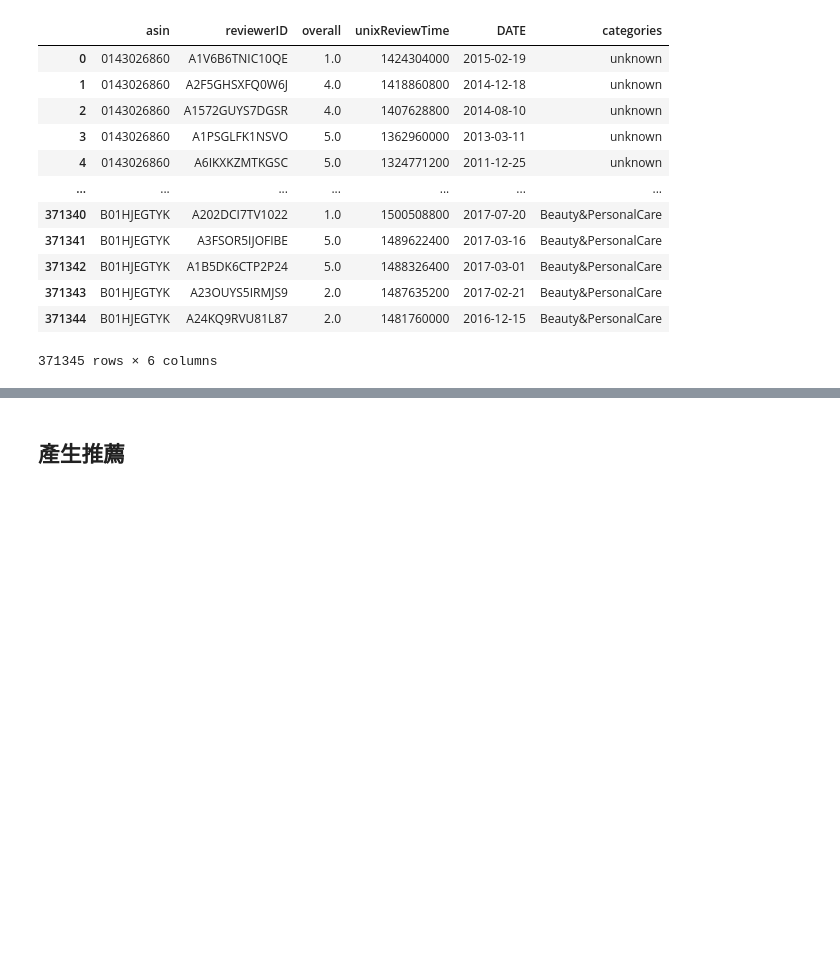
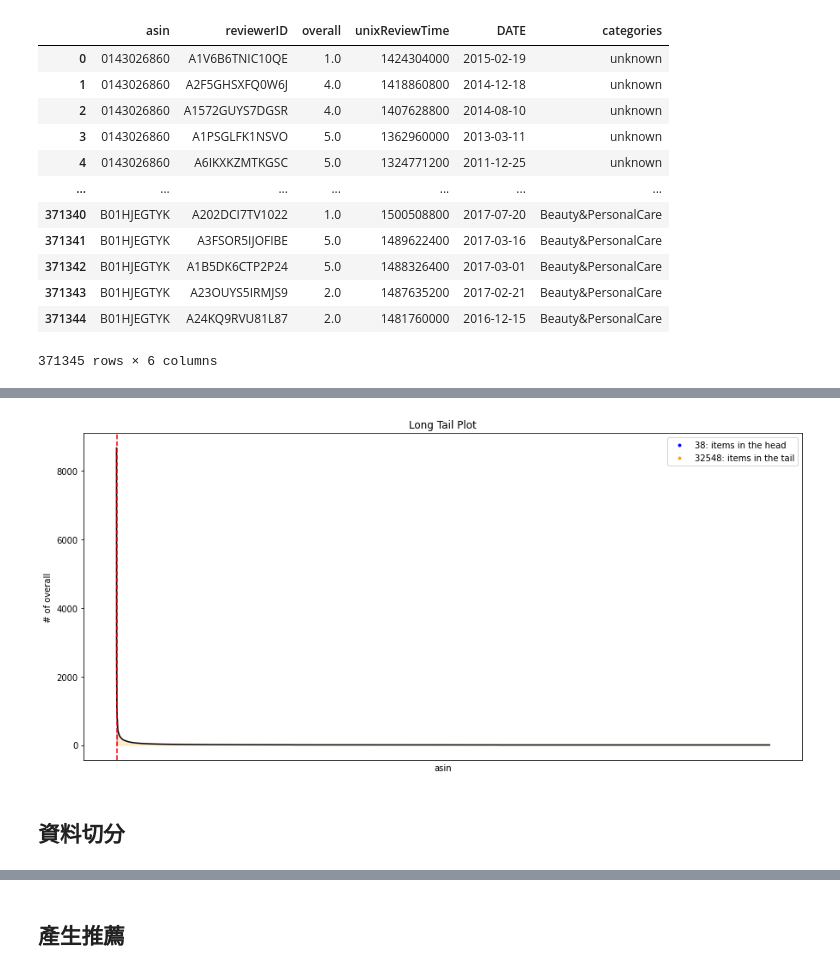
Before and after one commit to limitlin840318/data-course-sample, a Jupyter notebook: sample_rule-based.ipynb, the cells around one changed output, grey strips where cells are left out. Drawn from its saved outputs; the diff is of its cells as text; code cells hidden in the pictures; blank space fills up the shorter version.

```diff
--- a/sample_rule-based.ipynb
+++ b/sample_rule-based.ipynb
@@ -182,8 +198,10 @@ ratings_testings = ratings[
 # %%
 import matplotlib.pyplot as plt
 fig=plt.figure(figsize=(15,7))
-recmetrics.long_tail_plot(df= ratings,
-                         item_id_column='movieId',
-                         interaction_type='movie ratings',
-                         percentage=0.5,
+long_tail_plot(df= ratings,
+                         item_id_column='asin',
+                         interaction_type='overall',
+                         percentage=0.2,
                          x_labels=False)
+# %% [output]
+[figure, added]
@@ -189,0 +227,2 @@ recmetrics.long_tail_plot(df= ratings,
+# %% [markdown]
+## 資料切分
```
Also changed, not shown: parts of 20 cells of this notebook.
